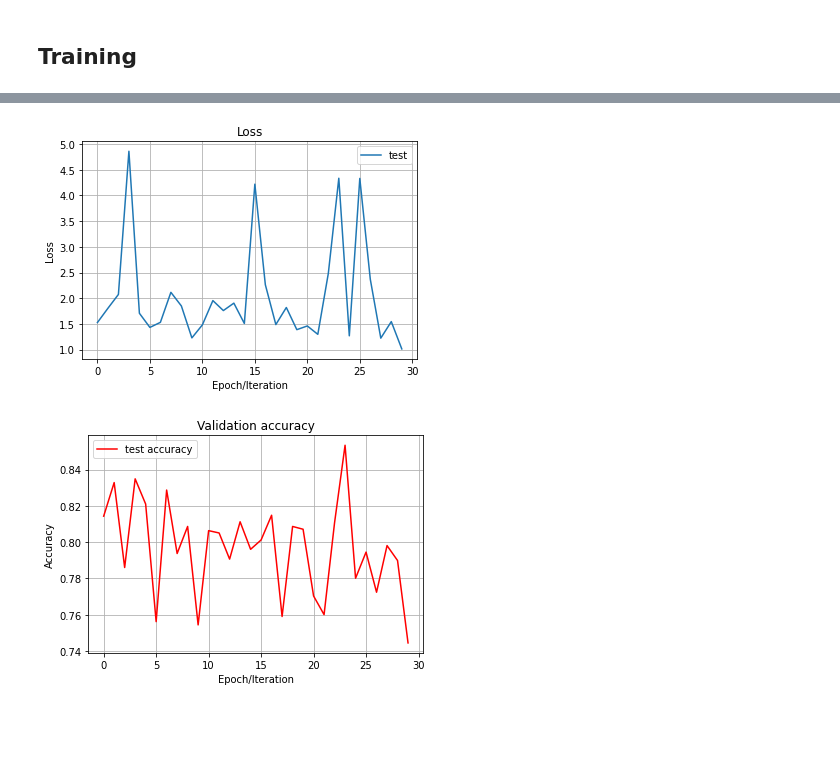
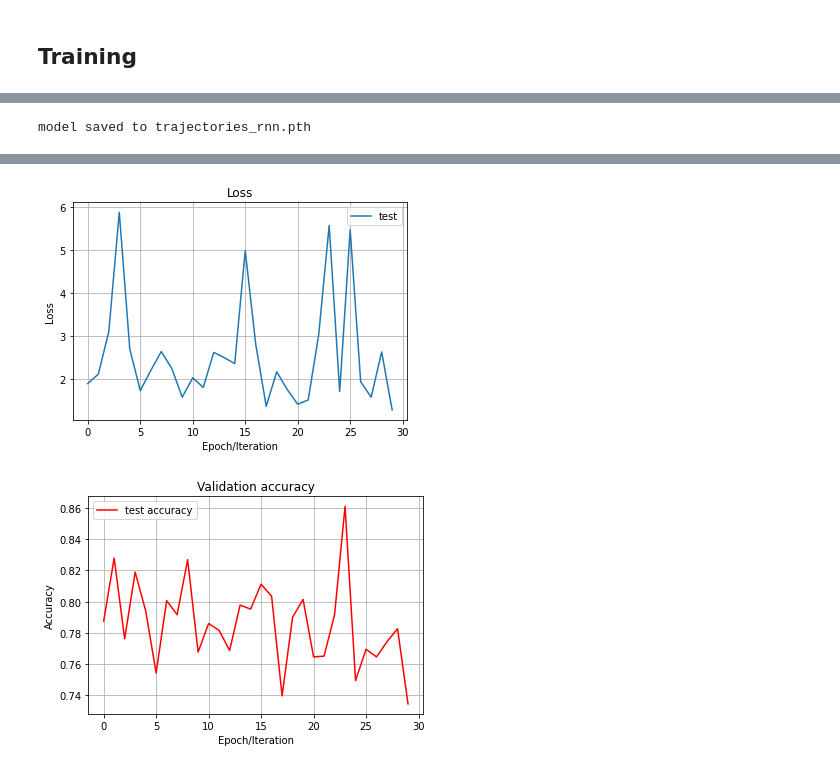
Before and after one commit to dart9905/coursework, a Jupyter notebook: KalmanNN/KalmanNN.ipynb, the cells around one changed output, grey strips where cells are left out. Drawn from its saved outputs; the diff is of its cells as text; code cells hidden in the pictures; blank space fills up the shorter version.

```diff
--- a/KalmanNN/KalmanNN.ipynb
+++ b/KalmanNN/KalmanNN.ipynb
@@ -232,7 +232,7 @@ def get_strided_data_clust(dset, keys, variables=3, gt_size=0, step=1, diff=Fals
             data_seqs.append([new_rt])
             traj_ids.append(k)
 
-    data_seqs_noise = np.random.normal(data_seqs, random.randint(1, 5))
+    data_seqs_noise = np.random.normal(data_seqs, random.randint(1, 3))
 
     # Collect all data seqs into one huge dataset
     # of shape [? , gt_size, variables]
@@ -443,7 +443,10 @@ def rnn_loop(trajectories_rnn, batch_ix, device):
 ## The training loop
 # %%
 def accuracy(x_pred, x_real, Discrepancy):
-    return np.sum(np.absolute((x_pred-x_real)/x_real) <= Discrepancy)/ x_real.size
+    delta = np.absolute(x_pred)-np.absolute(x_real)
+    return np.sum(
+        (np.absolute(delta/x_pred) <= Discrepancy)|
+        (np.absolute(delta/x_real) <= Discrepancy))/ x_real.size
 
 def print_epoc(train_loss, val_loss, train_accuracy, val_accuracy, epoc, EPOC_NUM, lr, now_time, start_time):
     print(f'Epoch {epoc + 1} of {EPOC_NUM} took {now_time - start_time:.3f}s')
@@ -488,15 +491,14 @@ def traning_fun(trajectories_rnn, criterion, opt, train_dl, val_dl, train_loss,
             predictions = rnn_loop(trajectories_rnn, batch, device)
 
             # compute loss
-            predictions_part = predictions
             data_real = batch_total['data'].to(device, torch.float32)
 
             # print(predictions_logp.shape, actual_next_tokens.shape)
             loss = criterion(
-                predictions_part.contiguous().view(-1),
+                predictions.contiguous().view(-1),
                 data_real.contiguous().view(-1)
             )
-            ep_train_accuracy.append(accuracy(predictions_part.cpu().detach().numpy(), data_real.cpu().detach().numpy().astype(float), Discrepancy))
+            ep_train_accuracy.append(accuracy(predictions.cpu().detach().numpy(), data_real.cpu().detach().numpy().astype(float), Discrepancy))
 
             # train with backprop
             loss.backward()
@@ -513,16 +515,15 @@ def traning_fun(trajectories_rnn, criterion, opt, train_dl, val_dl, train_loss,
                 predictions = rnn_loop(trajectories_rnn, batch, device)
 
                 # compute loss
-                predictions_part = predictions
                 data_real = batch_total['data'].to(device, torch.float32)
 
                 # print(predictions_logp.shape, actual_next_tokens.shape)
                 loss = criterion(
-                    predictions_part.contiguous().view(-1),
+                    predictions.contiguous().view(-1),
                     data_real.contiguous().view(-1)
                 )
                 ep_val_loss.append(loss.cpu().data.numpy())
-                ep_val_accuracy.append(accuracy(predictions_part.cpu().numpy(), data_real.cpu().numpy().astype(float), Discrepancy))
+                ep_val_accuracy.append(accuracy(predictions.cpu().numpy(), data_real.cpu().numpy().astype(float), Discrepancy))
 
         clear_output(True)
 
@@ -568,6 +569,7 @@ def testing_fun(trajectories_rnn, criterion, test_dl, test_loss, test_accuracy,
     start_time = time.time()
     iteration_num = len(test_dl)
     trajectories_rnn.train(False) # enable dropout / batch_norm training behavior
+    pack_predictions = []
     with torch.no_grad():
         for id_b, batch_total in enumerate(test_dl):
             start_time = time.time()
@@ -577,21 +579,21 @@ def testing_fun(trajectories_rnn, criterion, test_dl, test_loss, test_accuracy,
             predictions = rnn_loop(trajectories_rnn, batch, device)
 
             # compute loss
-            predictions_part = predictions
             data_real = batch_total['data'].to(device, torch.float32)
 
             # print(predictions_logp.shape, actual_next_tokens.shape)
             loss = criterion(
-                predictions_part.contiguous().view(-1),
+                predictions.contiguous().view(-1),
                 data_real.contiguous().view(-1)
             )
+            pack_predictions.append(predictions.cpu())
             test_loss.append(loss.cpu().data.numpy())
-            test_accuracy.append(accuracy(predictions_part.cpu().numpy(), data_real.cpu().numpy().astype(float), Discrepancy))
+            test_accuracy.append(accuracy(predictions.cpu().numpy(), data_real.cpu().numpy().astype(float), Discrepancy))
             if draw:
                 clear_output(True)
                 print_test(test_loss, test_accuracy, id_b, iteration_num, time.time(), start_time)
 
-    return test_loss, test_accuracy
+    return pack_predictions, test_loss, test_accuracy
 # %% [markdown]
 ## Drawing
 # %%
@@ -789,5 +785,10 @@ changed optimizer lr: 1e-05
+# %%
+save_checkpoint('trajectories_rnn.pth', trajectories_rnn, opt)
+# %% [output]
+model saved to trajectories_rnn.pth
 # %%
-test_loss, test_accuracy = testing_fun(trajectories_rnn, criterion, test_dl, test_loss, test_accuracy, Discrepancy, device, draw=True)
+Discrepancy = 0.05
+pack_predictions, test_loss, test_accuracy = testing_fun(trajectories_rnn, criterion, test_dl, test_loss, test_accuracy, Discrepancy, device, draw=True)
 print('mean test loss:', np.mean(test_loss))
 print('mean test accuracy:', np.mean(test_accuracy)*1000//1/10,'%')
 # %% [output]
@@ -797,2 +798,2 @@ testing accuracy: 74.4 %
-[figure, old version]
+[figure, new version]
-[figure, old version]
+[figure, new version]
```
Also changed, not shown: parts of 6 cells of this notebook, 1 other file.
